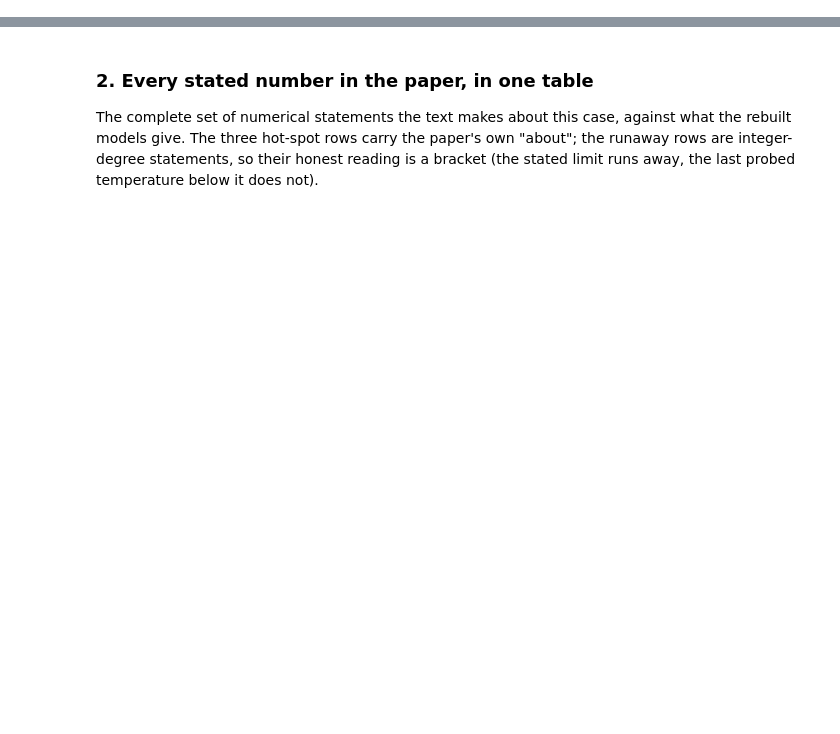
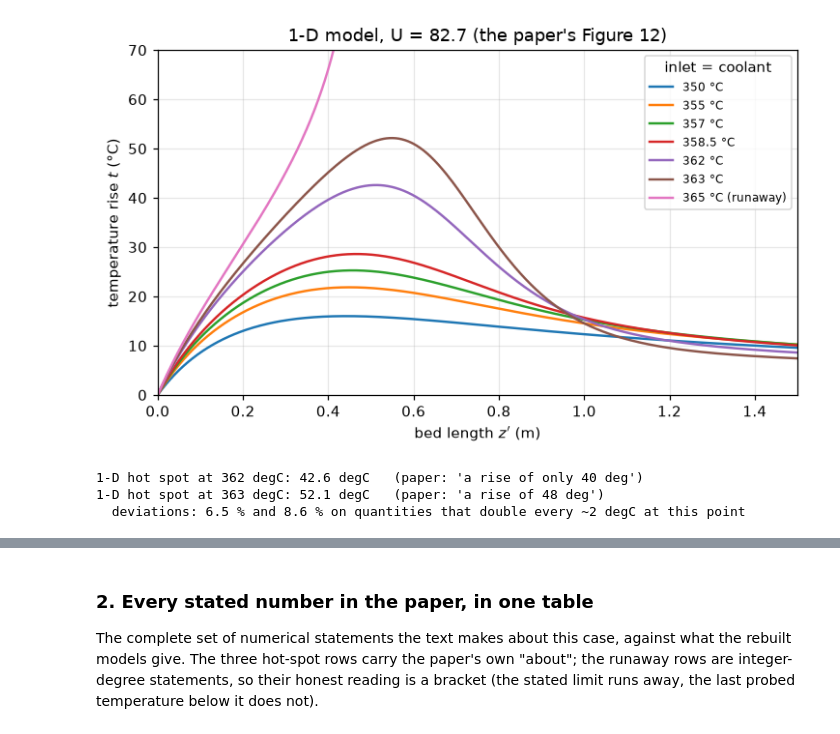
Before and after one commit to computational-chemical-engineering/pymrm-gallery, a Jupyter notebook: pages/C2.10-o-xylene-phthalic-anhydride/index.ipynb, the cells around one changed output, grey strips where cells are left out. Drawn from its saved outputs; the diff is of its cells as text; code cells hidden in the pictures; blank space fills up the shorter version.

```diff
--- a/pages/C2.10-o-xylene-phthalic-anhydride/index.ipynb
+++ b/pages/C2.10-o-xylene-phthalic-anhydride/index.ipynb
@@ -901,0 +668,32 @@ K closed form 0.033801 vs zero-moment series 0.033801 (6.4e-11; identity - the p
+# %%
+T0_FAMILY_1D = [350.0, 355.0, 357.0, 358.5, 362.0, 363.0, 365.0]
+
+
+def family_1d(**kw):
+    out = {}
+    for T0 in T0_FAMILY_1D:
+        t1 = march_1d(T0, **kw)
+        z = np.linspace(0.0, t1.sol.t[-1], 2500)
+        out[T0] = (z, t1.sol.sol(z)[2], t1.ran_away)
+    return out
+
+
+FAM1D = family_1d()
+HS1D = {T0: (np.inf if ran else t.max()) for T0, (z, t, ran) in FAM1D.items()}
+fig, ax = plt.subplots(figsize=(6.8, 4.2))
+for T0, (z, t, ran) in FAM1D.items():
+    ax.plot(z * CASE.d_p, t, lw=1.6, label=f"{T0:g} °C" + (" (runaway)" if ran else ""))
+ax.set(xlim=(0, 1.5), ylim=(0, 70), xlabel="bed length $z'$ (m)",
+       ylabel="temperature rise $t$ (°C)", title="1-D model, U = 82.7 (the paper's Figure 12)")
+ax.legend(fontsize=8, title="inlet = coolant"); plt.tight_layout(); plt.show()
+
+RISE362, RISE363 = HS1D[362.0], HS1D[363.0]
+print(f"1-D hot spot at 362 degC: {RISE362:.1f} degC   (paper: 'a rise of only 40 deg')")
+print(f"1-D hot spot at 363 degC: {RISE363:.1f} degC   (paper: 'a rise of 48 deg')")
+print(f"  deviations: {100 * abs(RISE362 - 40) / 40:.1f} % and {100 * abs(RISE363 - 48) / 48:.1f} % "
+      "on quantities that double every ~2 degC at this point")
+# %% [output]
+[figure, added]
+1-D hot spot at 362 degC: 42.6 degC   (paper: 'a rise of only 40 deg')
+1-D hot spot at 363 degC: 52.1 degC   (paper: 'a rise of 48 deg')
+  deviations: 6.5 % and 8.6 % on quantities that double every ~2 degC at this point
```
Also changed, not shown: parts of 62 cells of this notebook, 10 other files.
